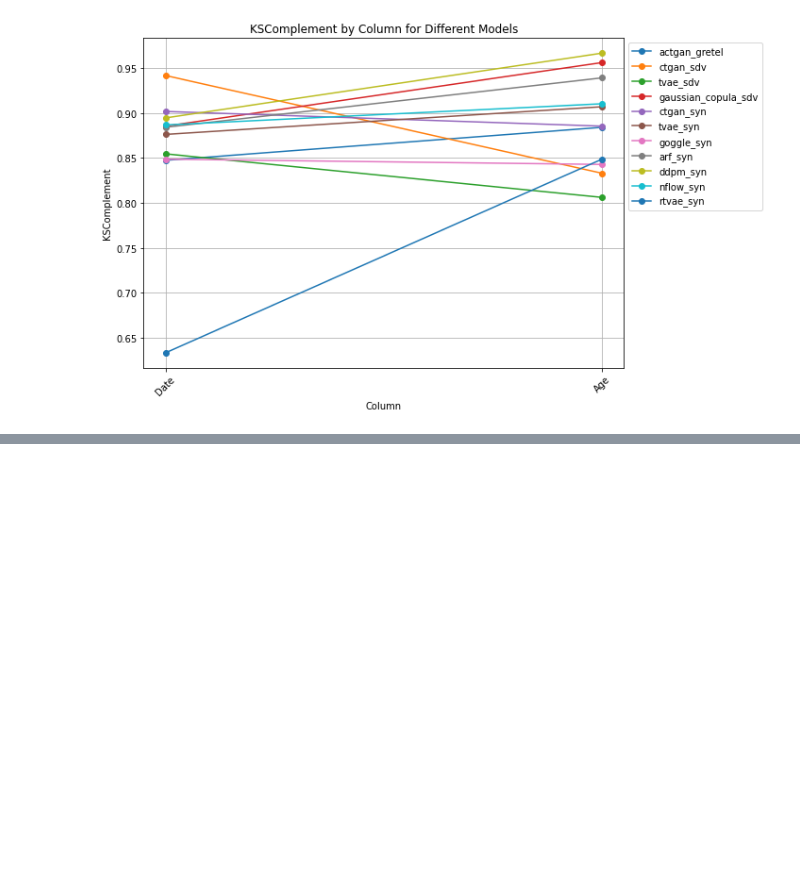
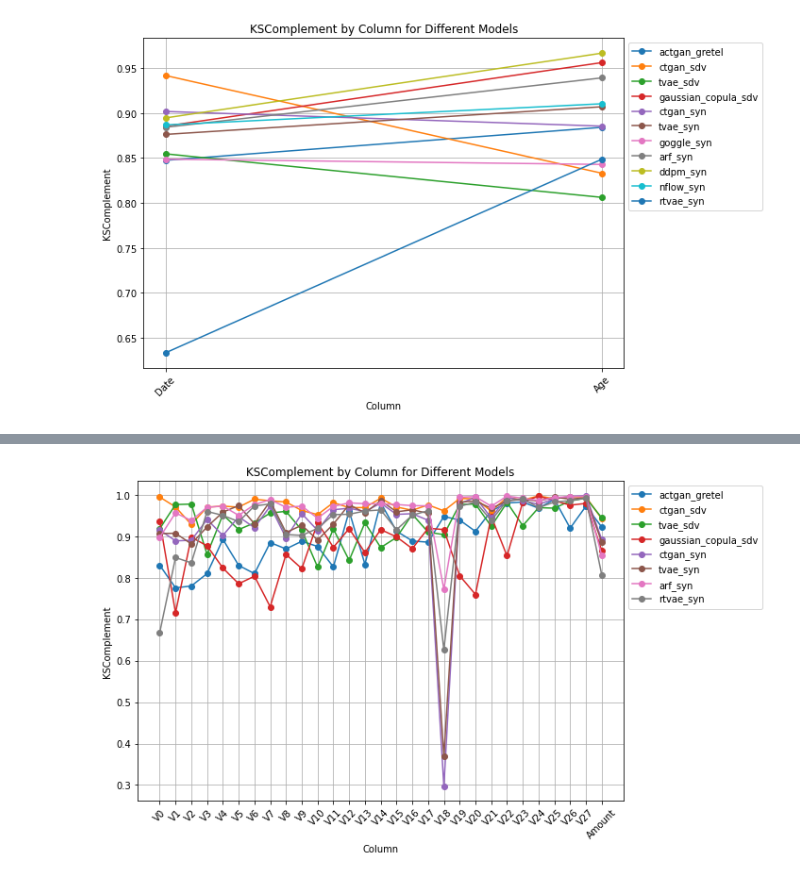
Before and after one commit to dsaidgovsg/benchmarking-synthetic-data-generators, a Jupyter notebook: notebooks/final_columns_analysis.ipynb, the cells around one changed output, grey strips where cells are left out. Saved outputs shown, nothing was run; the diff lists cells and outputs as text; code cells hidden in the pictures; blank space fills up the shorter version.

```diff
--- a/notebooks/final_columns_analysis.ipynb
+++ b/notebooks/final_columns_analysis.ipynb
@@ -191,0 +225,6 @@ plot_col_distribution(subset, 'KSComplement')
+# %%
+exp_dataset = "credit"
+subset = num_col_tabular_df[(num_col_tabular_df["exp_dataset"] == exp_dataset)]
+plot_col_distribution(subset, 'KSComplement')
+# %% [output]
+[figure, added]
```
Also changed, not shown: parts of 21 cells of this notebook, 6 other files.
